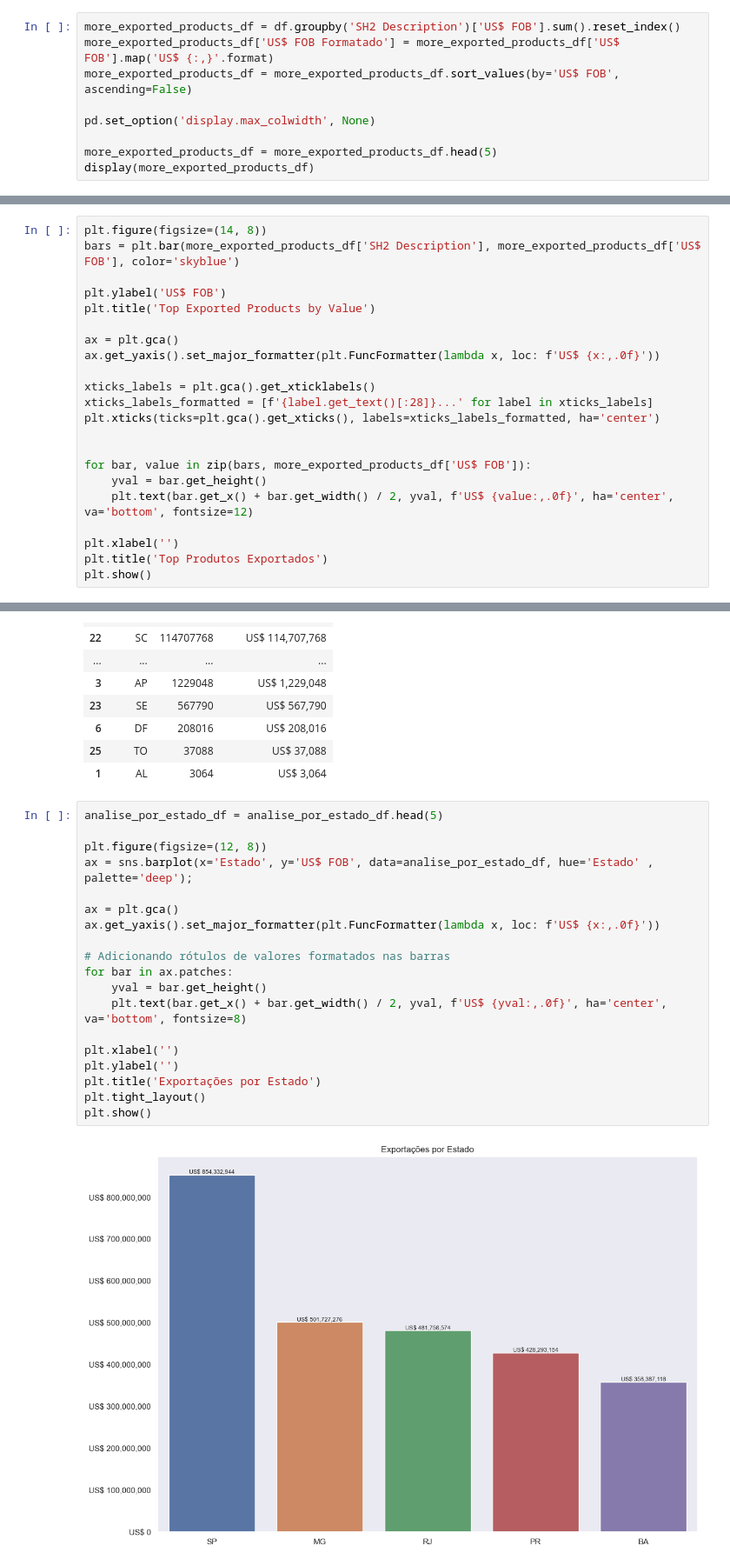
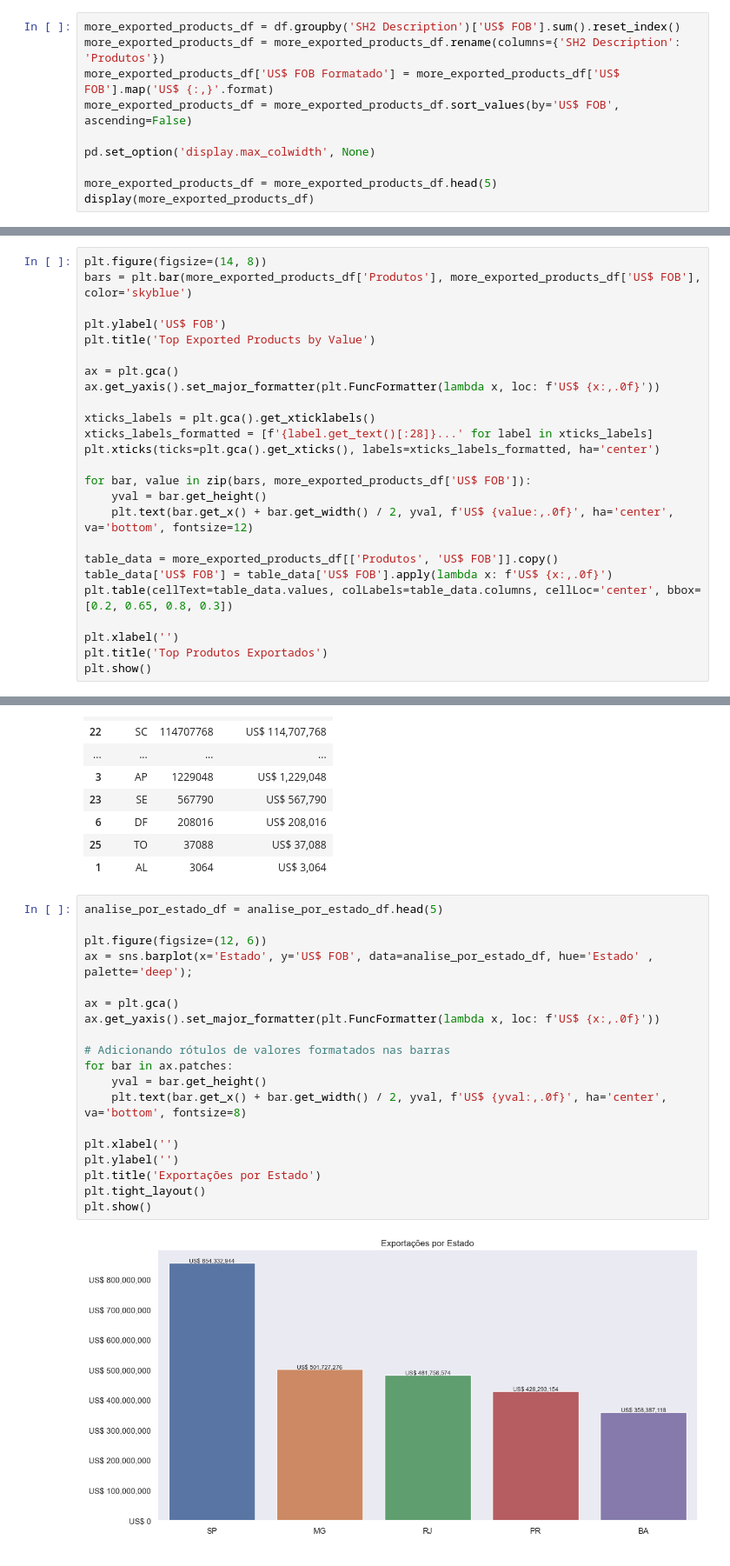
Before and after one commit to iagooteles/brazilExportsToFranceDS, a Jupyter notebook: index.ipynb, the cells around one changed output, grey strips where cells are left out. Shown at 87% size. Saved outputs shown, nothing was run; the diff lists cells and outputs as text.

```diff
--- a/index.ipynb
+++ b/index.ipynb
@@ -119,6 +119,7 @@ Queremos saber os produtos com maior valor US$ de exportação
 Isso nos mostra a grande diferença de exportação entre produtos e o quanto Resíduos e desperdícios das indústrias alimentares está a frente quando comparado a outros produtos
 # %%
 more_exported_products_df = df.groupby('SH2 Description')['US$ FOB'].sum().reset_index()
+more_exported_products_df = more_exported_products_df.rename(columns={'SH2 Description': 'Produtos'})
 more_exported_products_df['US$ FOB Formatado'] = more_exported_products_df['US$ FOB'].map('US$ {:,}'.format)
 more_exported_products_df = more_exported_products_df.sort_values(by='US$ FOB', ascending=False)
 
@@ -135,7 +136,7 @@ display(more_exported_products_df)
 | 0 | Aircraft, spacecraft, and parts t... | 1253007710 | US$ 1,253,007,710 |
 # %%
 plt.figure(figsize=(14, 8))
-bars = plt.bar(more_exported_products_df['SH2 Description'], more_exported_products_df['US$ FOB'], color='skyblue')
+bars = plt.bar(more_exported_products_df['Produtos'], more_exported_products_df['US$ FOB'], color='skyblue')
 
 plt.ylabel('US$ FOB')
 plt.title('Top Exported Products by Value')
@@ -147,11 +148,14 @@ xticks_labels = plt.gca().get_xticklabels()
 xticks_labels_formatted = [f'{label.get_text()[:28]}...' for label in xticks_labels]
 plt.xticks(ticks=plt.gca().get_xticks(), labels=xticks_labels_formatted, ha='center')
 
-
 for bar, value in zip(bars, more_exported_products_df['US$ FOB']):
     yval = bar.get_height()
     plt.text(bar.get_x() + bar.get_width() / 2, yval, f'US$ {value:,.0f}', ha='center', va='bottom', fontsize=12)
 
+table_data = more_exported_products_df[['Produtos', 'US$ FOB']].copy()
+table_data['US$ FOB'] = table_data['US$ FOB'].apply(lambda x: f'US$ {x:,.0f}')
+plt.table(cellText=table_data.values, colLabels=table_data.columns, cellLoc='center', bbox=[0.2, 0.65, 0.8, 0.3])
+
 plt.xlabel('')
 plt.title('Top Produtos Exportados')
 plt.show()
@@ -317,24 +326,24 @@ display(analise_por_estado_df)
 # %%
 analise_por_estado_df = analise_por_estado_df.head(5)
 
-plt.figure(figsize=(12, 8))
+plt.figure(figsize=(12, 6))
 ax = sns.barplot(x='Estado', y='US$ FOB', data=analise_por_estado_df, hue='Estado' , palette='deep');
 
 ax = plt.gca()
 ax.get_yaxis().set_major_formatter(plt.FuncFormatter(lambda x, loc: f'US$ {x:,.0f}'))
 
 # Adicionando rótulos de valores formatados nas barras
 for bar in ax.patches:
     yval = bar.get_height()
     plt.text(bar.get_x() + bar.get_width() / 2, yval, f'US$ {yval:,.0f}', ha='center', va='bottom', fontsize=8)
 
 plt.xlabel('')
 plt.ylabel('')
 plt.title('Exportações por Estado')
 plt.tight_layout()
 plt.show()
 # %% [output]
-[figure, old version]
+[figure, new version]
 # %%
 df_2020_SP = df_2020.loc[df_2020['Estado'] == 'SP']
 df_2020_SP_exports = df_2020_SP.groupby('SH2 Description')['US$ FOB'].sum().reset_index()
```
Also changed, not shown: parts of 4 cells of this notebook.
